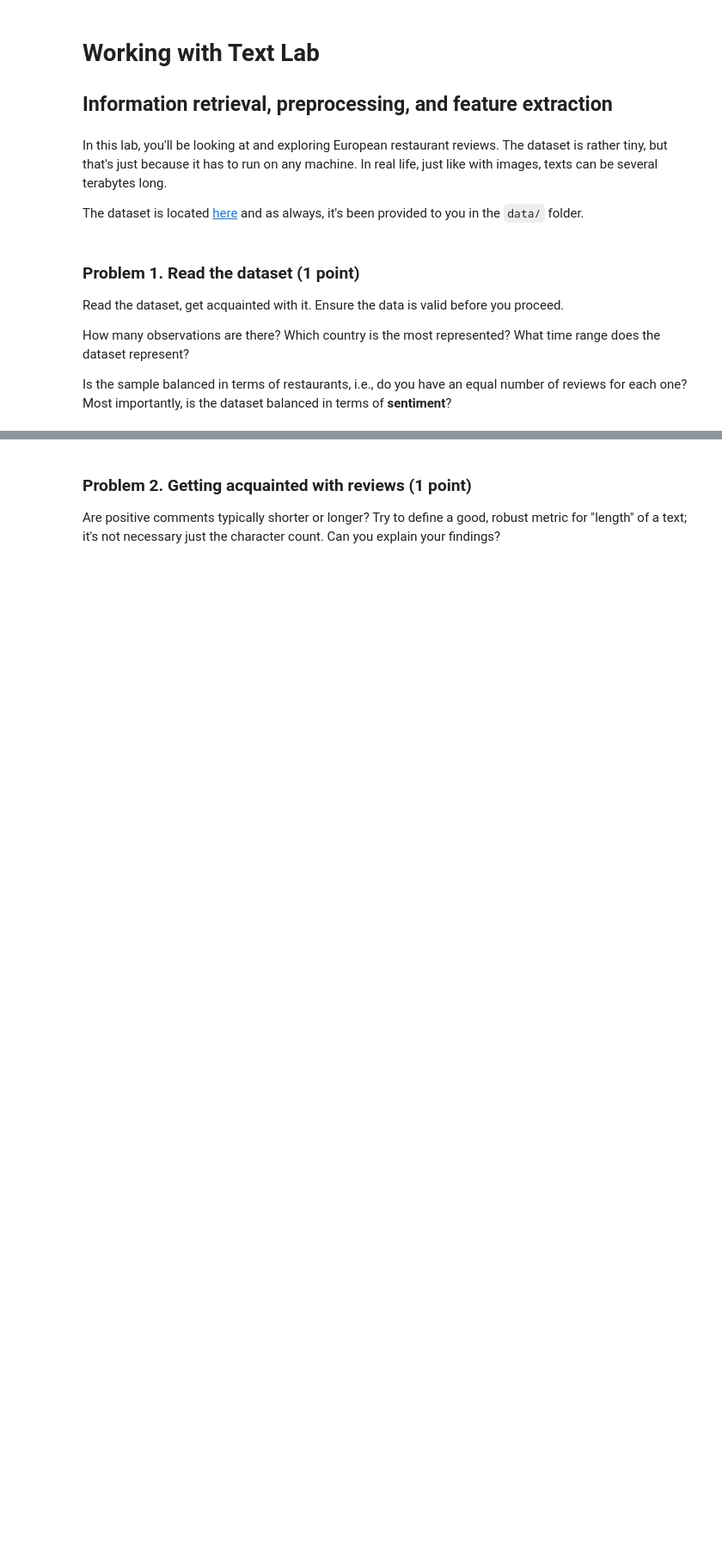
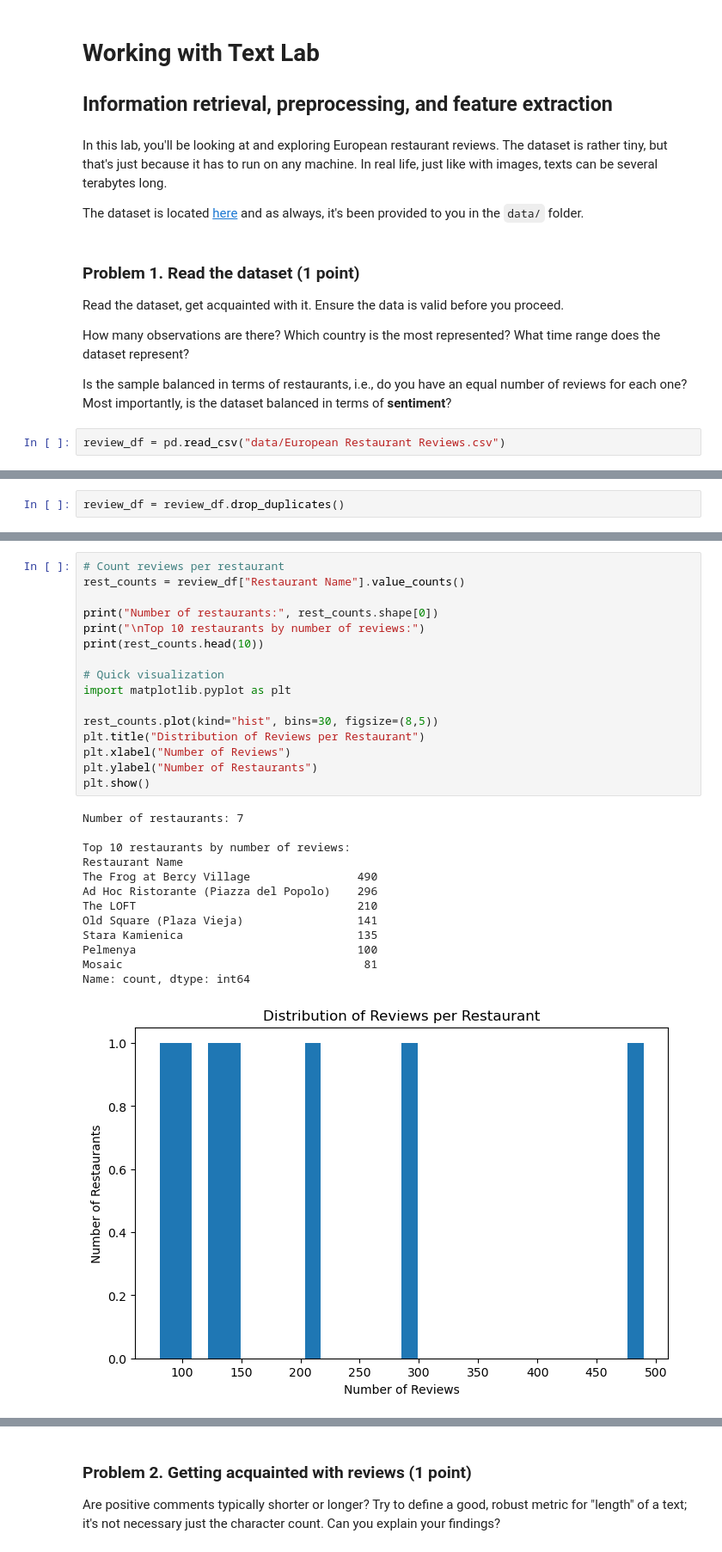
Before and after one commit to i11g/Working-with-Text, a Jupyter notebook: Working with Text Lab.ipynb, the cells around one changed output, grey strips where cells are left out. Shown at 86% size. Drawn from its saved outputs; the diff is of its cells as text; blank space fills up the shorter version.

```diff
--- a/Working with Text Lab.ipynb
+++ b/Working with Text Lab.ipynb
@@ -19,3 +18,5 @@ Read the dataset, get acquainted with it. Ensure the data is valid before you pr
 How many observations are there? Which country is the most represented? What time range does the dataset represent?
 
 Is the sample balanced in terms of restaurants, i.e., do you have an equal number of reviews for each one? Most importantly, is the dataset balanced in terms of **sentiment**?
+# %%
+review_df = pd.read_csv("data/European Restaurant Reviews.csv")
@@ -21,0 +63,2 @@ Is the sample balanced in terms of restaurants, i.e., do you have an equal numbe
+# %%
+review_df = review_df.drop_duplicates()
@@ -21,0 +142,30 @@ Is the sample balanced in terms of restaurants, i.e., do you have an equal numbe
+# %%
+# Count reviews per restaurant
+rest_counts = review_df["Restaurant Name"].value_counts()
+
+print("Number of restaurants:", rest_counts.shape[0])
+print("\nTop 10 restaurants by number of reviews:")
+print(rest_counts.head(10))
+
+# Quick visualization
+import matplotlib.pyplot as plt
+
+rest_counts.plot(kind="hist", bins=30, figsize=(8,5))
+plt.title("Distribution of Reviews per Restaurant")
+plt.xlabel("Number of Reviews")
+plt.ylabel("Number of Restaurants")
+plt.show()
+# %% [output]
+Number of restaurants: 7
+
+Top 10 restaurants by number of reviews:
+Restaurant Name
+The Frog at Bercy Village                490
+Ad Hoc Ristorante (Piazza del Popolo)    296
+The LOFT                                 210
+Old Square (Plaza Vieja)                 141
+Stara Kamienica                          135
+Pelmenya                                 100
+Mosaic                                    81
+Name: count, dtype: int64
+[figure, added]
```
Also changed, not shown: parts of 28 cells of this notebook, 1 other file.
